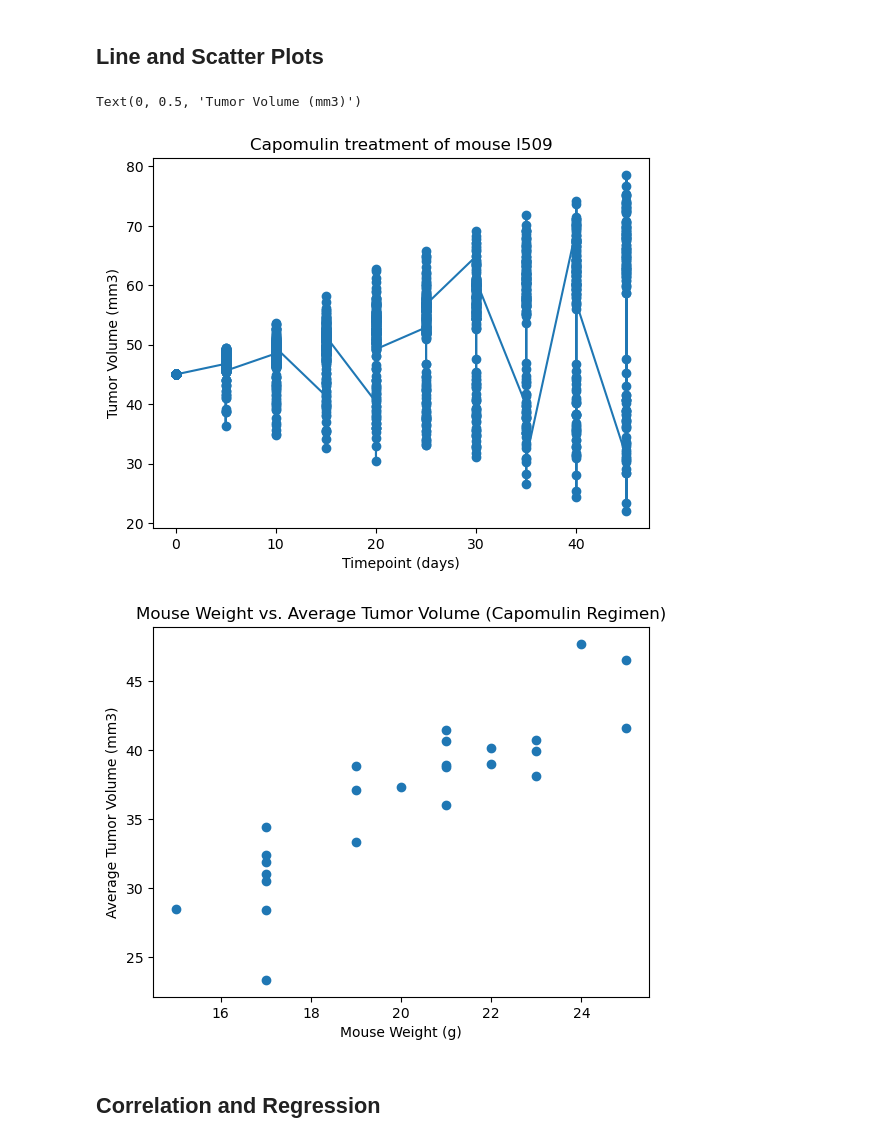
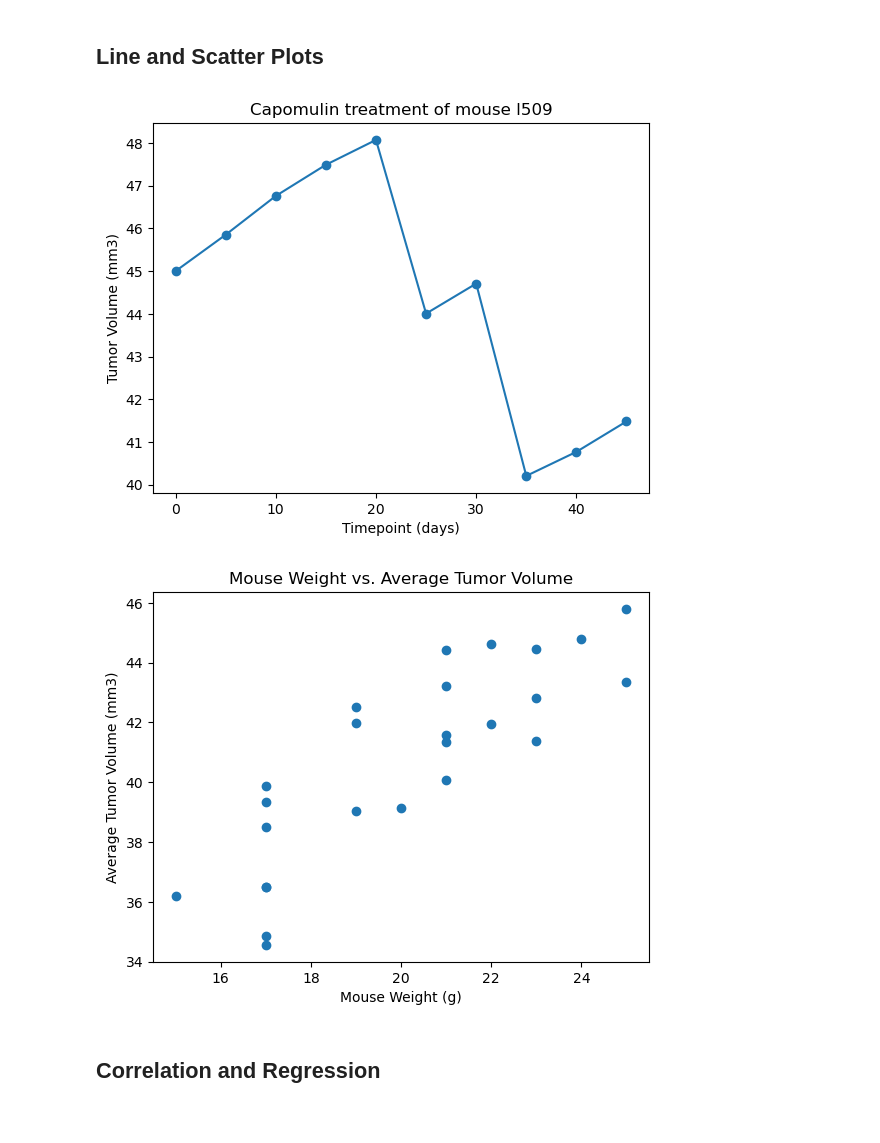
Before and after one commit to hhodek/DataVisChallenge, a Jupyter notebook: Pymaceuticals/pymaceuticals_starter.ipynb, the cells around one changed output. Drawn from its saved outputs; the diff is of its cells as text; code cells hidden in the pictures.

```diff
--- a/Pymaceuticals/pymaceuticals_starter.ipynb
+++ b/Pymaceuticals/pymaceuticals_starter.ipynb
@@ -268,35 +268,35 @@ plt.show()
 ## Line and Scatter Plots
 # %%
 # Generate a line plot of tumor volume vs. time point for a single mouse treated with Capomulin
-mouse_id = "l509"
-treatment_regimen = "Capomulin"
+capomulin = cleaned_df[cleaned_df['Drug Regimen'] == 'Capomulin']
 
-filtered_data = final_tumor_volumes[(final_tumor_volumes["Mouse ID"] == mouse_id) & (final_tumor_volumes["Drug Regimen"] == treatment_regimen)]
+mouse_id = 'l509'
 
-plt.plot(cleaned_df["Timepoint"], cleaned_df["Tumor Volume (mm3)"], marker='o')
+mouse_df = capomulin[capomulin['Mouse ID'] == mouse_id]
 
-plt.title(f"Capomulin treatment of mouse {mouse_id}")
-plt.xlabel("Timepoint (days)")
-plt.ylabel("Tumor Volume (mm3)")
+plt.plot(mouse_df['Timepoint'], mouse_df['Tumor Volume (mm3)'], marker='o')
+
+plt.title(f'Capomulin treatment of mouse {mouse_id}')
+plt.xlabel('Timepoint (days)')
+plt.ylabel('Tumor Volume (mm3)')
+plt.show()
 # %% [output]
-Text(0, 0.5, 'Tumor Volume (mm3)')
-[figure, old version]
+[figure, new version]
 # %%
 # Generate a scatter plot of mouse weight vs. the average observed tumor volume for the entire Capomulin regimen
 # Filter the data for Capomulin regimen
-capomulin_data = final_tumor_volumes[final_tumor_volumes["Drug Regimen"] == "Capomulin"]
 
 # Get the mouse weights
-mouse_weights = capomulin_data.groupby("Mouse ID")["Weight (g)"].mean()
+mouse_weights = capomulin.groupby("Mouse ID")["Weight (g)"].mean()
 
 # Calculate the average observed tumor volume
-average_tumor_volume = capomulin_data.groupby("Mouse ID")["Tumor Volume (mm3)"].mean()
+avg_tumor_volume = capomulin.groupby('Mouse ID')['Tumor Volume (mm3)'].mean()
 
 # Generate the scatter plot
-plt.scatter(mouse_weights, average_tumor_volume)
+plt.scatter(mouse_weights, avg_tumor_volume)
 
 # Set the title and labels
-plt.title("Mouse Weight vs. Average Tumor Volume (Capomulin Regimen)")
+plt.title("Mouse Weight vs. Average Tumor Volume")
 plt.xlabel("Mouse Weight (g)")
 plt.ylabel("Average Tumor Volume (mm3)")
 
@@ -305,7 +305,7 @@ plt.ylabel("Average Tumor Volume (mm3)")
 # Display the plot
 plt.show()
 # %% [output]
-[figure, old version]
+[figure, new version]
 # %% [markdown]
 ## Correlation and Regression
 # %%
```
Also changed, not shown: parts of 3 cells of this notebook.
